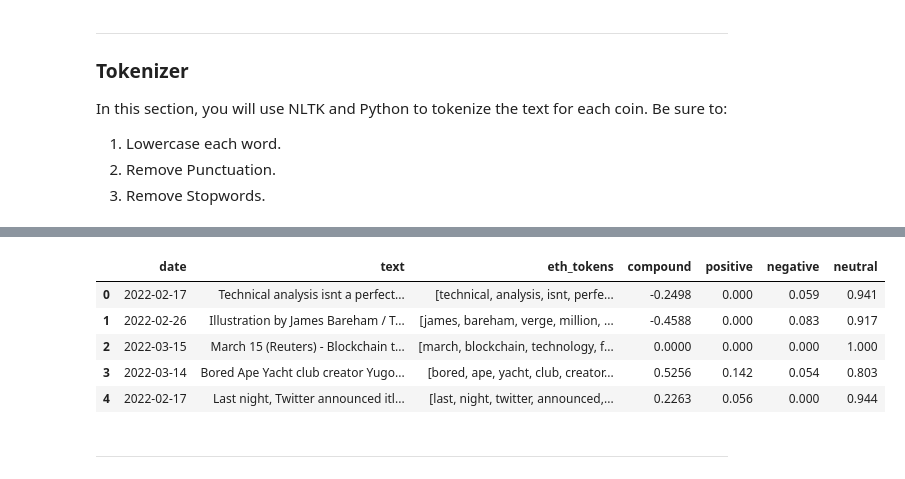
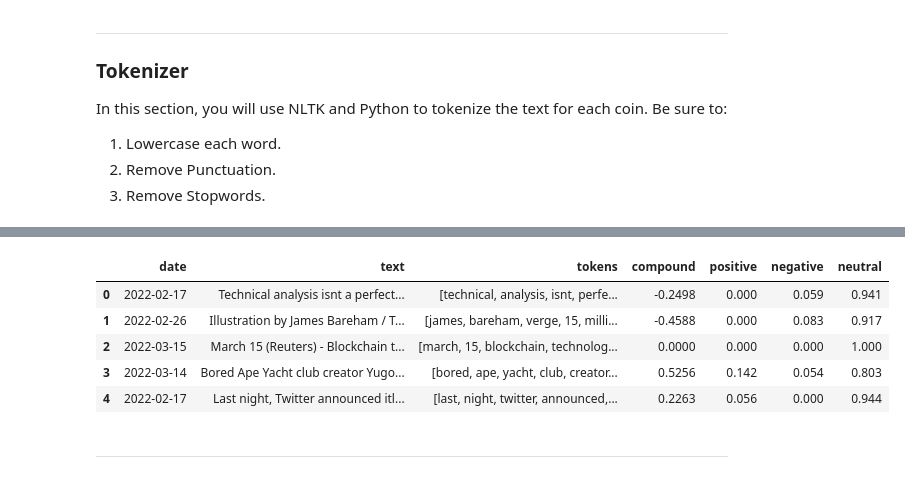
Before and after one commit to jshapiro651/python-homework-12, a Jupyter notebook: App/crypto_sentiment.ipynb, the cells around one changed output, grey strips where cells are left out. Cells and saved outputs as stored; diff of their text form; code cells hidden in the pictures.

```diff
--- a/App/crypto_sentiment.ipynb
+++ b/App/crypto_sentiment.ipynb
@@ -206,8 +206,7 @@ def tokenizer(text):
     """Tokenizes text."""
 
     # Remove the punctuation from text
-    regex = re.compile("[^a-zA-Z ]")
-    text = regex.sub('', text)
+    text = text.translate(str.maketrans('', '', punctuation))
 
     # Create a tokenized list of the words
     tokens_re = word_tokenize(text)
@@ -220,11 +219,16 @@ def tokenizer(text):
 
     return tokens
 # %%
-# Create a new tokens column for Bitcoin
-df_btc['btc_tokens'] = df_btc.apply(lambda row: (tokenizer(row.text)),axis=1)
+# Take a dataframe and add a tokens column
+def addTokensColumnToDataFrame(df_orig):
+    # Leave original dataframe intact by making a copy
+    df = df_orig.copy()
 
-# Reorder DataFrame columns
-cols = ["date", "text", "tokens", "compound", "positive", "negative", "neutral"]
-df_btc = df_btc[cols]
+    # Create tokens column
+    df['tokens'] = df.apply(lambda row: (tokenizer(row.text)),axis=1)
 
-df_btc.head()
+    # Reorder DataFrame columns
+    cols = ["date", "text", "tokens", "compound", "positive", "negative", "neutral"]
+    df = df[cols]
+
+    return df
@@ -233,17 +246,12 @@ KeyError: "['tokens'] not in index"
 # %%
 # Create a new tokens column for Ethereum
-df_eth['eth_tokens'] = df_eth.apply(lambda row: (tokenizer(row.text)),axis=1)
-
-# Reorder DataFrame columns
-cols = ["date", "text", "eth_tokens", "compound", "positive", "negative", "neutral"]
-df_eth = df_eth[cols]
-
+df_eth = addTokensColumnToDataFrame(df_eth)
 df_eth.head()
 # %% [output]
-|  | date | text | eth_tokens | compound | positive | negative | neutral |
+|  | date | text | tokens | compound | positive | negative | neutral |
 | 0 | 2022-02-17 | Technical analysis isnt a perfect... | [technical, analysis, isnt, perfe... | -0.2498 | 0.000 | 0.059 | 0.941 |
-| 1 | 2022-02-26 | Illustration by James Bareham / T... | [james, bareham, verge, million, ... | -0.4588 | 0.000 | 0.083 | 0.917 |
-| 2 | 2022-03-15 | March 15 (Reuters) - Blockchain t... | [march, blockchain, technology, f... | 0.0000 | 0.000 | 0.000 | 1.000 |
+| 1 | 2022-02-26 | Illustration by James Bareham / T... | [james, bareham, verge, 15, milli... | -0.4588 | 0.000 | 0.083 | 0.917 |
+| 2 | 2022-03-15 | March 15 (Reuters) - Blockchain t... | [march, 15, blockchain, technolog... | 0.0000 | 0.000 | 0.000 | 1.000 |
 | 3 | 2022-03-14 | Bored Ape Yacht club creator Yugo... | [bored, ape, yacht, club, creator... | 0.5256 | 0.142 | 0.054 | 0.803 |
 | 4 | 2022-02-17 | Last night, Twitter announced itl... | [last, night, twitter, announced,... | 0.2263 | 0.056 | 0.000 | 0.944 |
 # %% [markdown]
```
Also changed, not shown: parts of 2 cells of this notebook.
